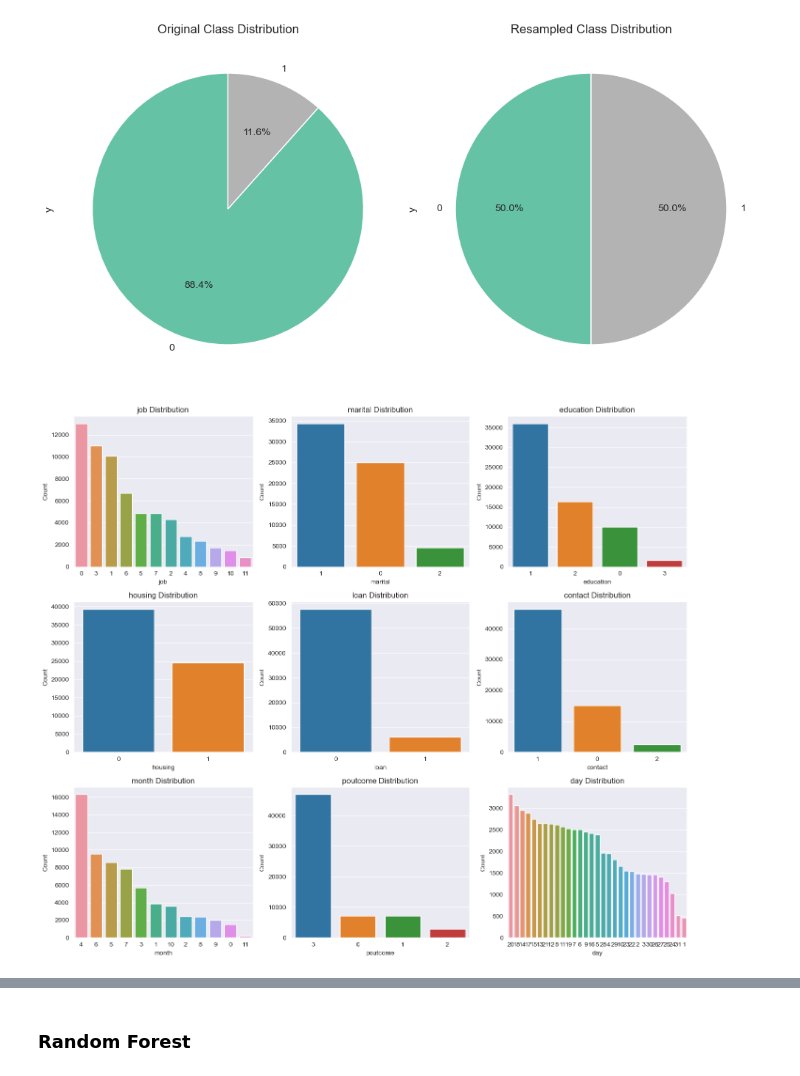
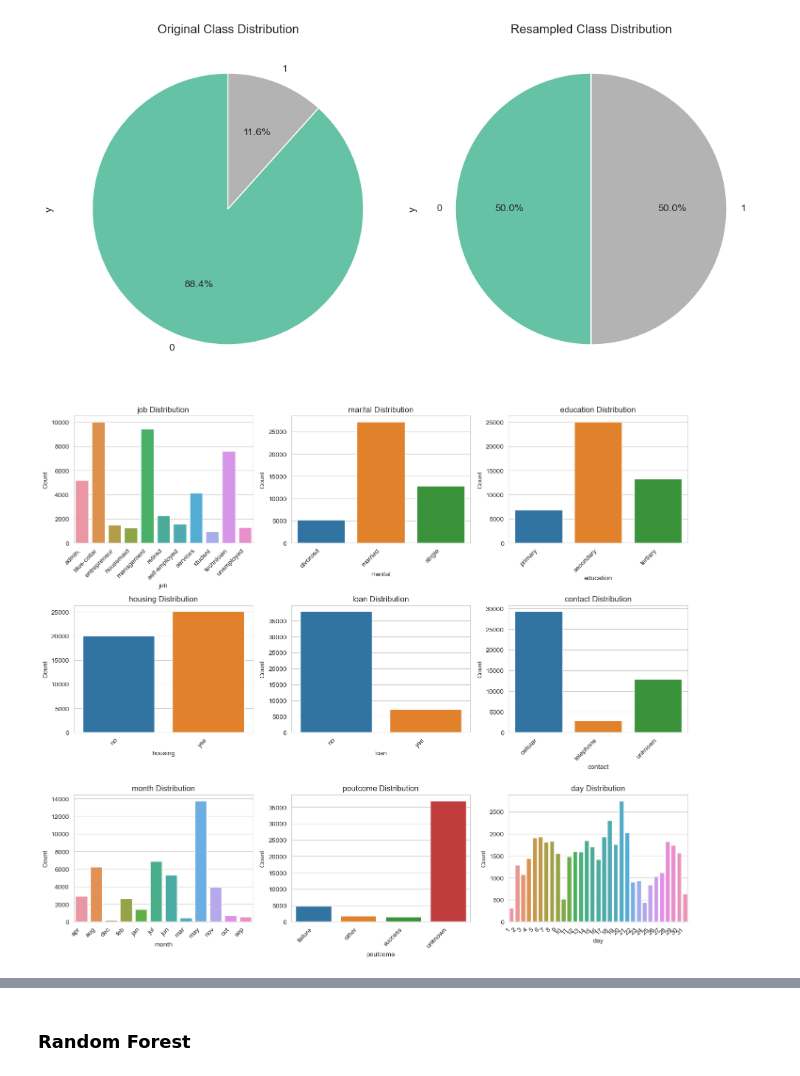
Before and after one commit to senuli-w/CM2604, a Jupyter notebook: 2330973.ipynb, the cells around one changed output, grey strips where cells are left out. Saved outputs shown, nothing was run; the diff lists cells and outputs as text; code cells hidden in the pictures.

```diff
--- a/2330973.ipynb
+++ b/2330973.ipynb
@@ -1025,8 +1058,8 @@ invalid_poutcome_previous = df1[(df1['poutcome'] == 'unknown') & (df1['previous'
 # Print the number of invalid rows
 print(f"Number of invalid rows where 'poutcome' is 'unknown' but 'previous' is not 0: {invalid_poutcome_previous.shape[0]}")
 
-# Correct these rows by setting 'previous' to 0 when 'poutcome' is 'unknown'
-df1.loc[(df1['poutcome'] == 'unknown') & (df1['previous'] != 0), 'previous'] = 0
+# Correct these rows by setting 'poutcome' to 'failure' when 'previous' is 0
+df1.loc[(df1['poutcome'] == 'unknown') & (df1['previous'] != 0), 'poutcome'] = 'failure'
 
 # Verify the change
 invalid_poutcome_previous_fixed = df1[(df1['poutcome'] == 'unknown') & (df1['previous'] != 0)]
@@ -1034,3 +1067,11 @@ print(f"Number of invalid rows after correction: {invalid_poutcome_previous_fixe
 # %% [output]
 Number of invalid rows where 'poutcome' is 'unknown' but 'previous' is not 0: 5
 Number of invalid rows after correction: 0
+# %%
+print(f"Invalid rows where 'pdays' > -1 but 'contact' is 'unknown': {df1[(df1['pdays'] > -1) & (df1['contact'] == 'unknown')]}")
+
+# Drop rows where 'contact' == 'unknown' and 'pdays' > -1
+df1 = df1[~((df1['contact'] == 'unknown') & (df1['pdays'] > -1))]
+
+# Verify the remaining rows
+print(f"Number of rows after dropping invalid rows: {df1[(df1['pdays'] > -1) & (df1['contact'] == 'unknown')]}")
@@ -1228,0 +1290,25 @@ Original dataset shape: (36168, 15), Resampled dataset shape: (63944, 15)
+# %%
+# Reverse Mapping to original categories for further feature engineering
+
+# Define reverse mappings
+reverse_job_mapping = {v: k for k, v in job_mapping.items()}
+reverse_marital_mapping = {v: k for k, v in marital_mapping.items()}
+reverse_education_mapping = {v: k for k, v in education_mapping.items()}
+reverse_housing_mapping = {v: k for k, v in housing_mapping.items()}
+reverse_loan_mapping = {v: k for k, v in loan_mapping.items()}
+reverse_contact_mapping = {v: k for k, v in contact_mapping.items()}
+reverse_month_mapping = {v: k for k, v in month_mapping.items()}
+reverse_poutcome_mapping = {v: k for k, v in poutcome_mapping.items()}
+
+# Reverse the mappings for each column
+df2['job'] = df2['job'].map(reverse_job_mapping)
+df2['marital'] = df2['marital'].map(reverse_marital_mapping)
+df2['education'] = df2['education'].map(reverse_education_mapping)
+df2['housing'] = df2['housing'].map(reverse_housing_mapping)
+df2['loan'] = df2['loan'].map(reverse_loan_mapping)
+df2['contact'] = df2['contact'].map(reverse_contact_mapping)
+df2['month'] = df2['month'].map(reverse_month_mapping)
+df2['poutcome'] = df2['poutcome'].map(reverse_poutcome_mapping)
+
+# Check the result
+df2.head()
@@ -1248,24 +1341,28 @@ plt.show()
 # %%
 # List of categorical columns
 categorical_columns = ['job', 'marital', 'education', 'housing', 'loan', 'contact', 'month', 'poutcome', 'day']
 
 # Set up the plot with subplots
 fig, axes = plt.subplots(nrows=3, ncols=3, figsize=(14, 12))  # Adjust the number of rows and columns
 axes = axes.flatten()  # Flatten the axes array for easy iteration
 
 # Loop through each categorical column and plot the bar chart
 for i, col in enumerate(categorical_columns):
     ax = axes[i]
-    sns.countplot(data=X_resampled, x=col, order=X_resampled[col].value_counts().index, ax=ax)
+    # Sort values before plotting
+    sorted_categories = df2[col].value_counts().index.sort_values()
+    sns.countplot(data=df2, x=col, order=sorted_categories, ax=ax)
     ax.set_title(f'{col} Distribution')
     ax.set_ylabel('Count')  # Label for y-axis
     ax.set_xlabel(col)  # Label for x-axis
+    # Rotate x-axis labels
+    ax.set_xticklabels(ax.get_xticklabels(), rotation=45, ha='right')
 
 # Adjust layout and display the plot
 plt.tight_layout()
 plt.show()
 # %% [output]
-[figure, old version]
+[figure, new version]
 # %%
 # List of numerical columns
 numerical_columns = ['age', 'balance', 'duration', 'campaign', 'pdays', 'previous']
```
Also changed, not shown: parts of 52 cells of this notebook.
